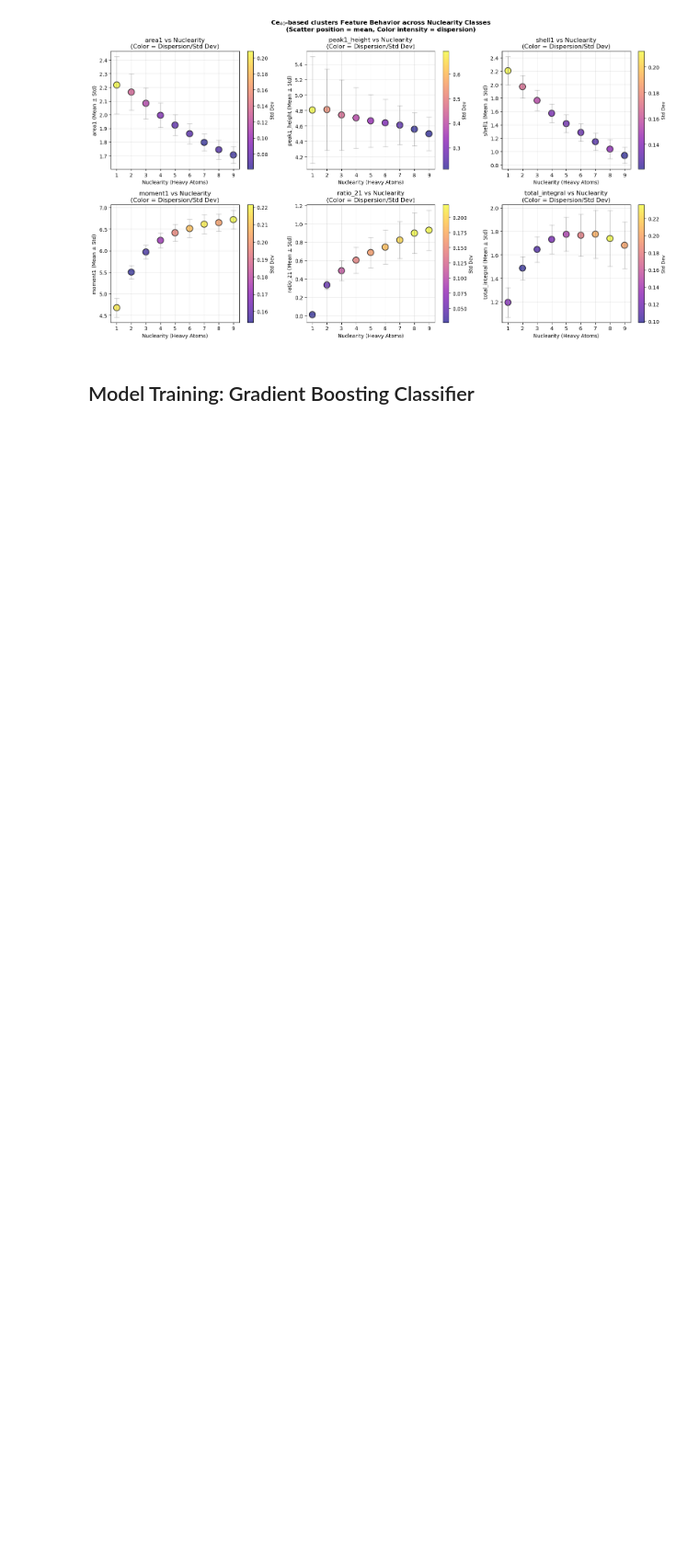
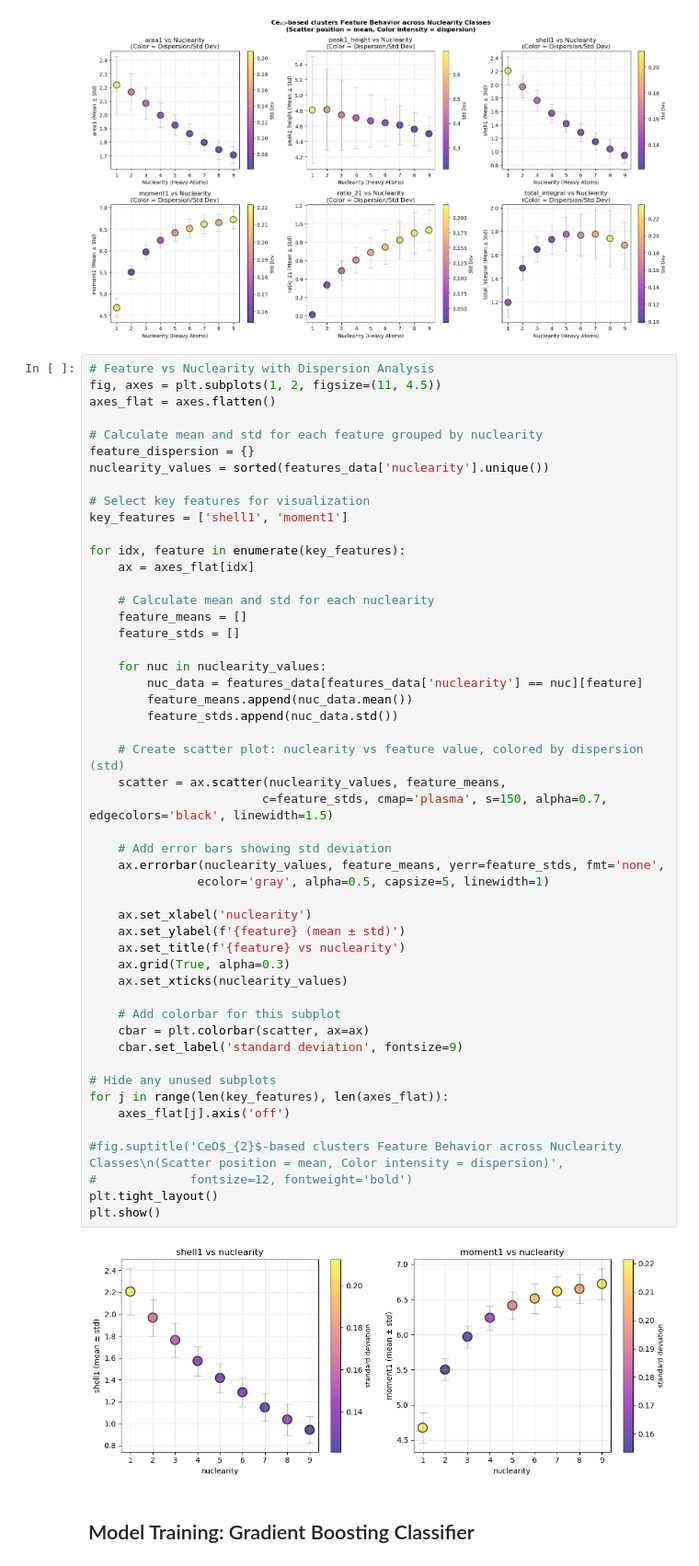
Before and after one commit to grebenyyk/PDF-NN, a Jupyter notebook: complete workflow/descriptors/B-descriptors-Ce40.ipynb, the cells around one changed output. Shown at 92% size. Saved outputs shown, nothing was run; the diff lists cells and outputs as text; blank space fills up the shorter version.

Commit message:
add dispersion plots for B and C descriptors

```diff
--- a/complete workflow/descriptors/B-descriptors-Ce40.ipynb
+++ b/complete workflow/descriptors/B-descriptors-Ce40.ipynb
@@ -395,6 +395,58 @@ plt.tight_layout()
 plt.show()
 # %% [output]
 [figure]
+# %%
+# Feature vs Nuclearity with Dispersion Analysis
+fig, axes = plt.subplots(1, 2, figsize=(11, 4.5))
+axes_flat = axes.flatten()
+
+# Calculate mean and std for each feature grouped by nuclearity
+feature_dispersion = {}
+nuclearity_values = sorted(features_data['nuclearity'].unique())
+
+# Select key features for visualization
+key_features = ['shell1', 'moment1']
+
+for idx, feature in enumerate(key_features):
+    ax = axes_flat[idx]
+
+    # Calculate mean and std for each nuclearity
+    feature_means = []
+    feature_stds = []
+
+    for nuc in nuclearity_values:
+        nuc_data = features_data[features_data['nuclearity'] == nuc][feature]
+        feature_means.append(nuc_data.mean())
+        feature_stds.append(nuc_data.std())
+
+    # Create scatter plot: nuclearity vs feature value, colored by dispersion (std)
+    scatter = ax.scatter(nuclearity_values, feature_means,
+                        c=feature_stds, cmap='plasma', s=150, alpha=0.7, edgecolors='black', linewidth=1.5)
+
+    # Add error bars showing std deviation
+    ax.errorbar(nuclearity_values, feature_means, yerr=feature_stds, fmt='none',
+               ecolor='gray', alpha=0.5, capsize=5, linewidth=1)
+
+    ax.set_xlabel('nuclearity')
+    ax.set_ylabel(f'{feature} (mean ± std)')
+    ax.set_title(f'{feature} vs nuclearity')
+    ax.grid(True, alpha=0.3)
+    ax.set_xticks(nuclearity_values)
+
+    # Add colorbar for this subplot
+    cbar = plt.colorbar(scatter, ax=ax)
+    cbar.set_label('standard deviation', fontsize=9)
+
+# Hide any unused subplots
+for j in range(len(key_features), len(axes_flat)):
+    axes_flat[j].axis('off')
+
+#fig.suptitle('CeO$_{2}$-based clusters Feature Behavior across Nuclearity Classes\n(Scatter position = mean, Color intensity = dispersion)',
+#             fontsize=12, fontweight='bold')
+plt.tight_layout()
+plt.show()
+# %% [output]
+[figure, added]
 # %% [markdown]
 ## Model Training: Gradient Boosting Classifier
 # %%
```
Also changed, not shown: 1 other file.
